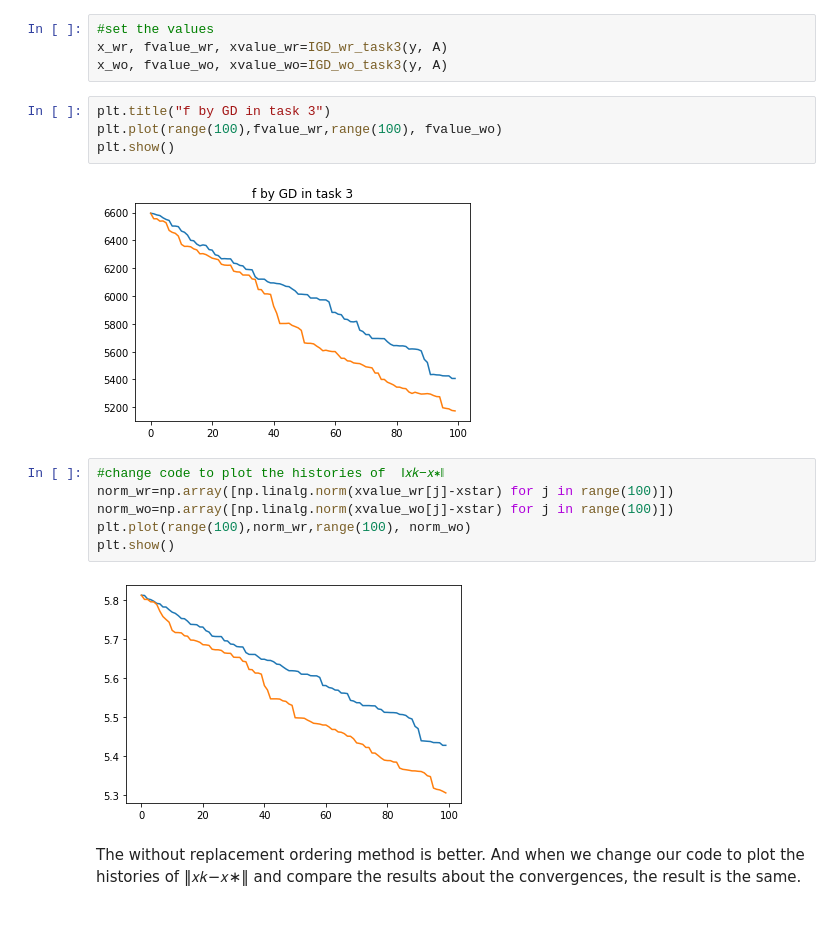
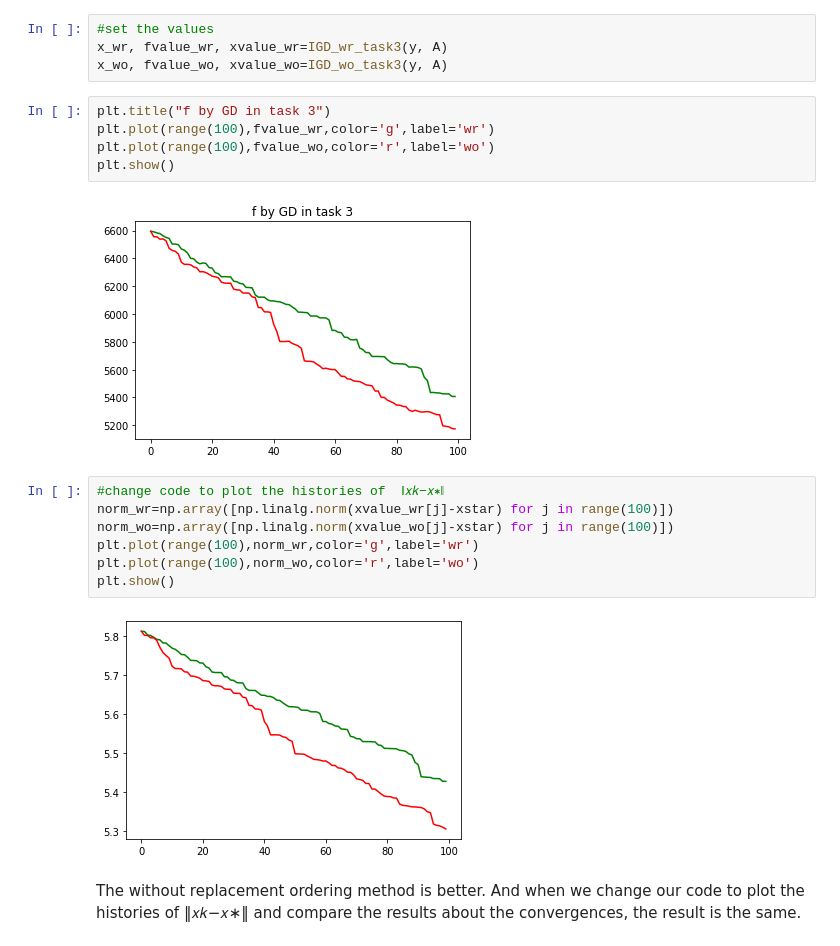
Before and after one commit to WelkinKay/project2, a Jupyter notebook: project2.ipynb, the cells around one changed output. Cells and saved outputs as stored; diff of their text form.

```diff
--- a/project2.ipynb
+++ b/project2.ipynb
@@ -247,17 +251,19 @@ x_wr, fvalue_wr, xvalue_wr=IGD_wr_task3(y, A)
 x_wo, fvalue_wo, xvalue_wo=IGD_wo_task3(y, A)
 # %%
 plt.title("f by GD in task 3")
-plt.plot(range(100),fvalue_wr,range(100), fvalue_wo)
+plt.plot(range(100),fvalue_wr,color='g',label='wr')
+plt.plot(range(100),fvalue_wo,color='r',label='wo')
 plt.show()
 # %% [output]
-[figure, old version]
+[figure, new version]
 # %%
 #change code to plot the histories of  ‖𝑥𝑘−𝑥∗‖
 norm_wr=np.array([np.linalg.norm(xvalue_wr[j]-xstar) for j in range(100)])
 norm_wo=np.array([np.linalg.norm(xvalue_wo[j]-xstar) for j in range(100)])
-plt.plot(range(100),norm_wr,range(100), norm_wo)
+plt.plot(range(100),norm_wr,color='g',label='wr')
+plt.plot(range(100),norm_wo,color='r',label='wo')
 plt.show()
 # %% [output]
-[figure, old version]
+[figure, new version]
 # %% [markdown]
 The without replacement ordering method is better. And when we change our code to plot the histories of  ‖𝑥𝑘−𝑥∗‖  and compare the results about the convergences, the result is the same.
```
Also changed, not shown: parts of 4 cells of this notebook.
